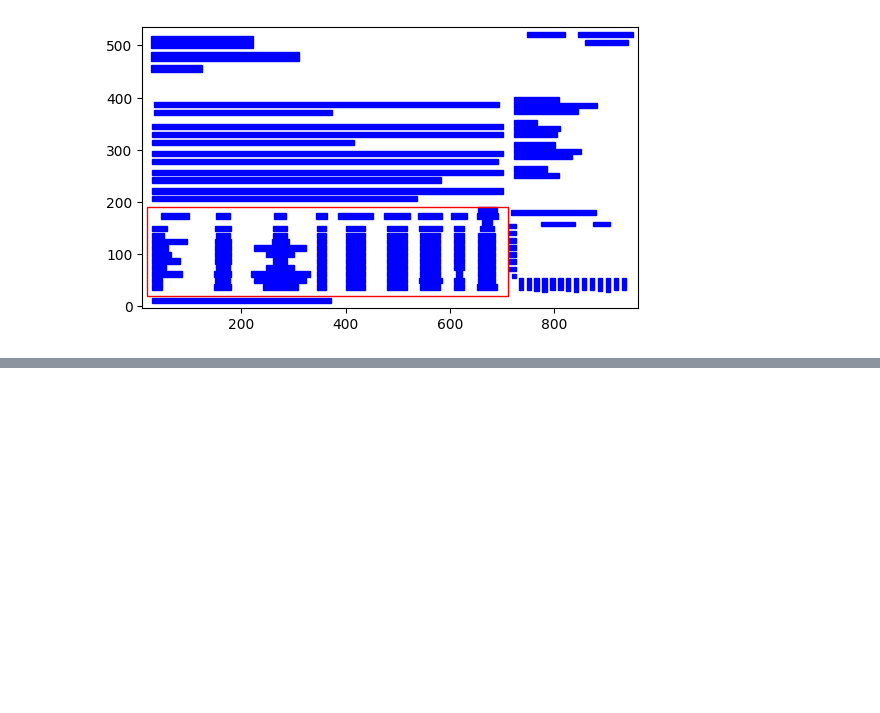
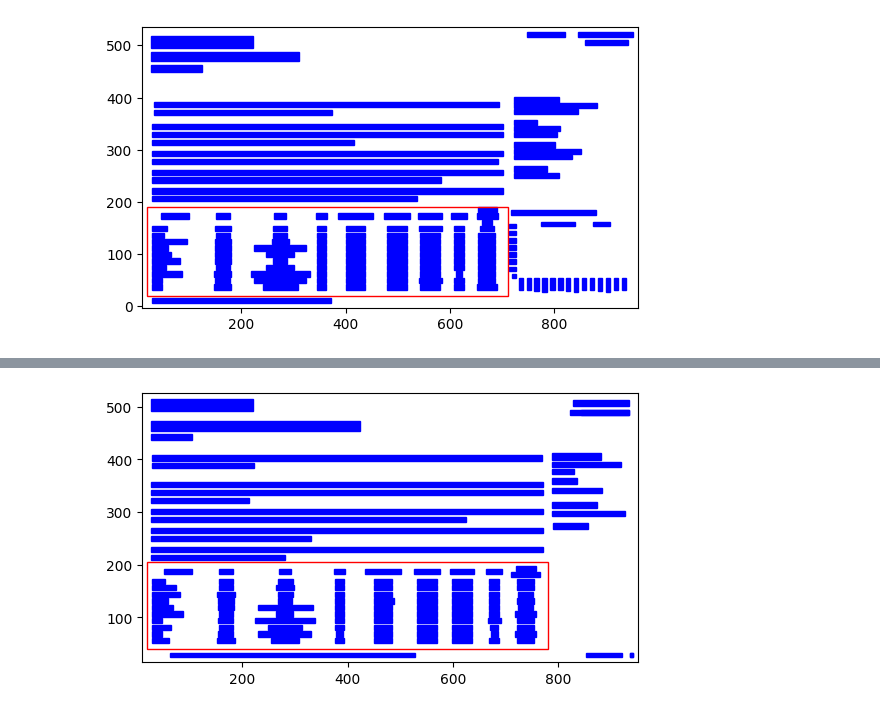
Before and after one commit to gabrielonishi/portifolio-balancing, a Jupyter notebook: notebooks/01-data-extraction.ipynb, the cells around one changed output, grey strips where cells are left out. Saved outputs shown, nothing was run; the diff lists cells and outputs as text; code cells hidden in the pictures; blank space fills up the shorter version.

Commit message:
feat(data-extraction): extracts for image table

```diff
--- a/notebooks/01-data-extraction.ipynb
+++ b/notebooks/01-data-extraction.ipynb
@@ -40,3 +40,12 @@ tables[0].df
 | 10 | São Martinho | SMTO3 | Agro, Alimentos e Bebidas | 10% | Compra | R$ 36,72 | R$ 38,00 | 3% | R$ 12,7 |
 | 11 | Vale | VALE3 | Mineração e Siderurgia | 10% | Compra | R$ 69,50 | R$ 122,00 | 76% | R$ 63,5 |
 | 12 | Weg | WEGE3 | Bens de Capital | 10% | Compra | R$ 32,41 | R$ 50,00 | 54% | R$ 136,0 |
+# %%
+# Starting from Feb 2023 the table_areas need to be adjusted
+filepath = RAW_DATA_DIR / '2023-02.pdf'
+table_areas = ['20,205,780,40']
+tables = camelot.read_pdf(str(filepath), flavor='stream', edge_tol=500, table_areas = table_areas)
+camelot.plot(tables[0], kind='contour')
+plt.show()
+# %% [output]
+[figure, added]
```
Also changed, not shown: parts of 6 cells of this notebook.
